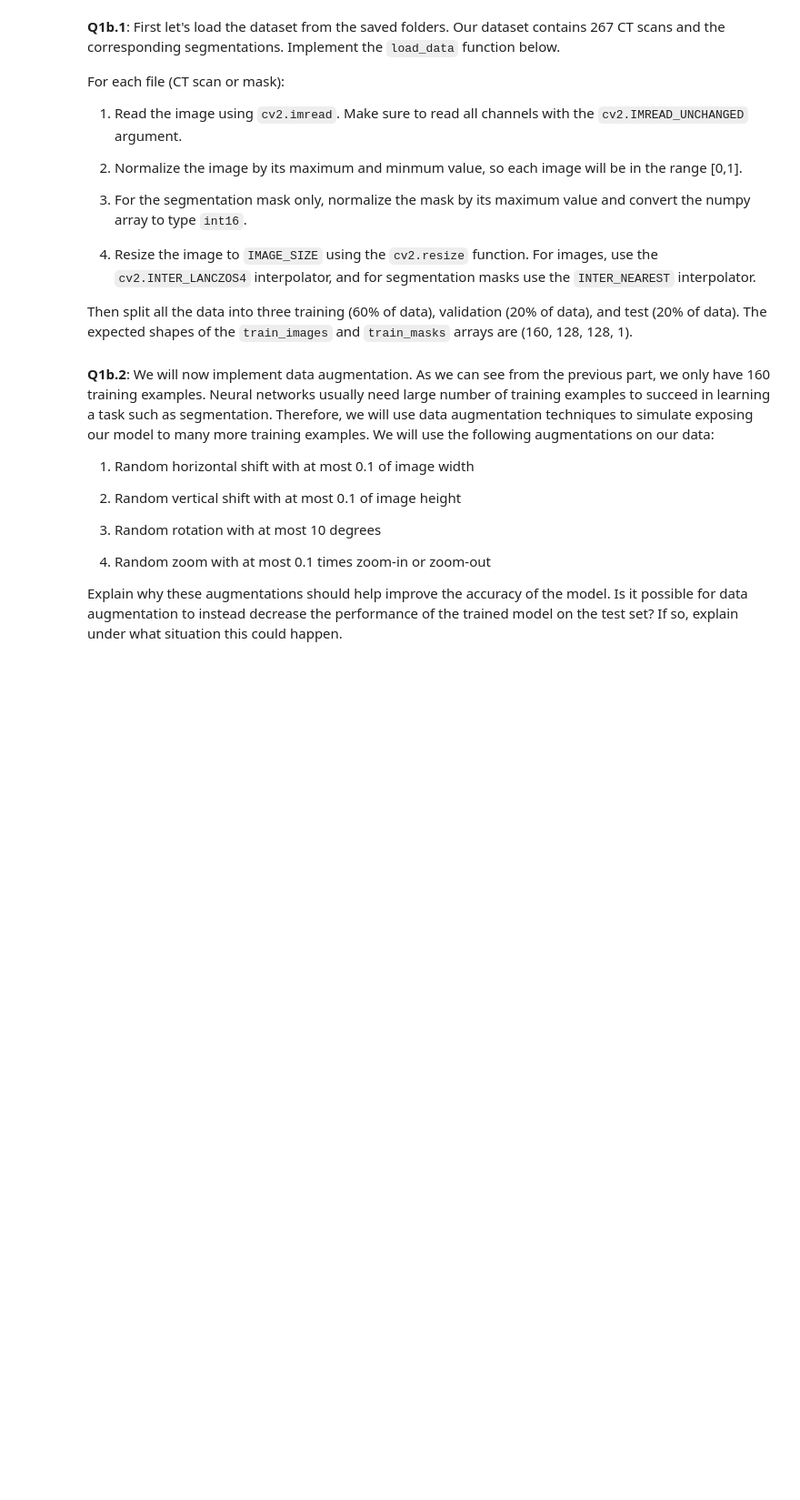
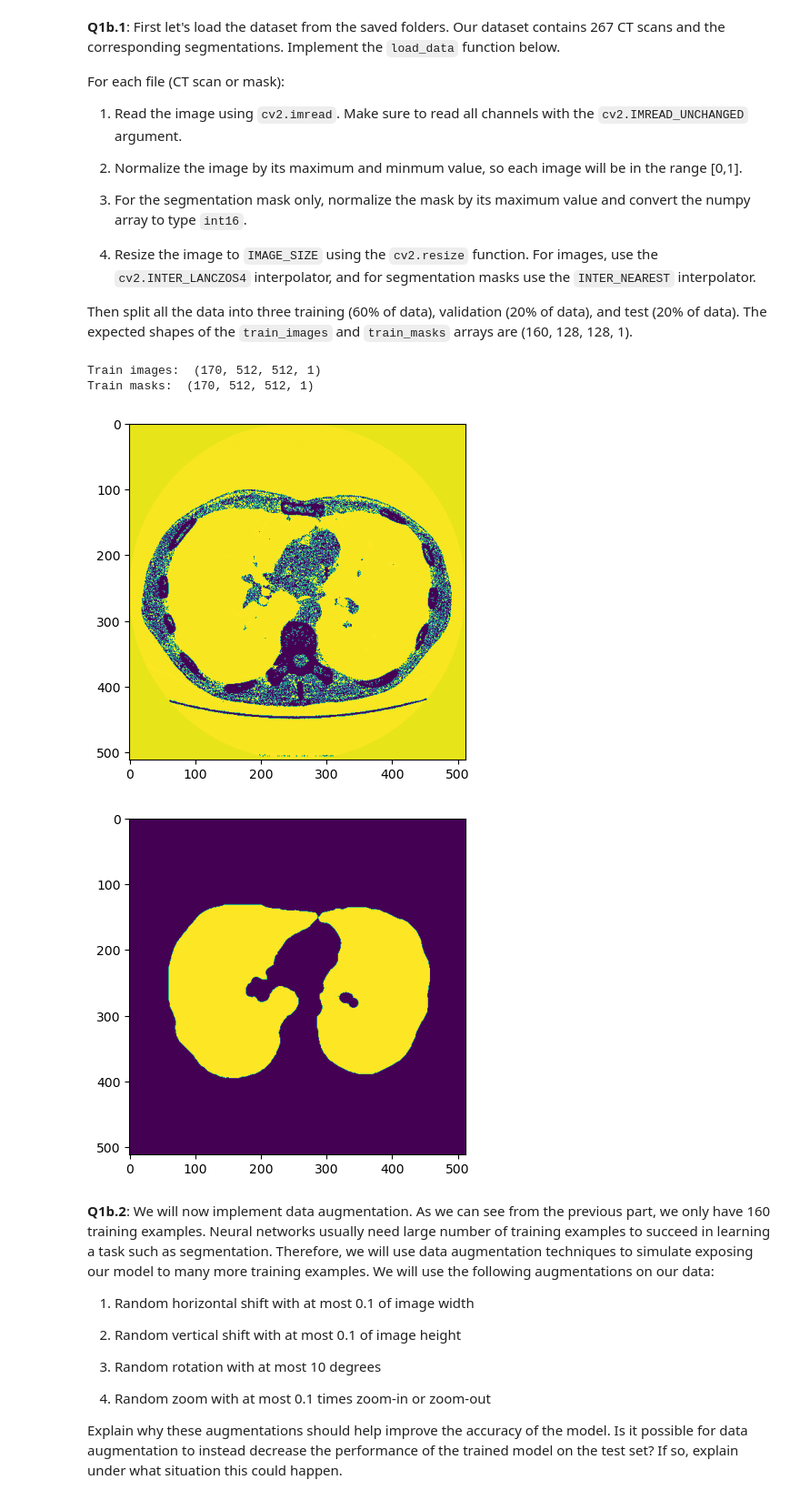
Before and after one commit to SeHwanYoo/vision_lab, a Jupyter notebook: assignment_2nd/2d_lung_segmentation_Deeplabv1.ipynb, the cells around one changed output. Shown at 91% size. Drawn from its saved outputs; the diff is of its cells as text; code cells hidden in the pictures; blank space fills up the shorter version.

```diff
--- a/assignment_2nd/2d_lung_segmentation_Deeplabv1.ipynb
+++ b/assignment_2nd/2d_lung_segmentation_Deeplabv1.ipynb
@@ -32,9 +36,9 @@ This should take a couple of minutes. Fill IMAGE_DIR and MASK_DIR with the outpu
 # %%
 # FILL IN CODE HERE #
 
-IMAGE_DIR = '' # replace with your path
-MASK_DIR = '' # replace with your path
-PROJECT_DIR = ''
+IMAGE_DIR = '/Users/sehwanyoo/Desktop/datasets/archive/2d_images' # replace with your path
+MASK_DIR = '/Users/sehwanyoo/Desktop/datasets/archive/2d_masks' # replace with your path
+PROJECT_DIR = '/Users/sehwanyoo/Desktop/workspace/vision_lab/assignment_2nd'
 
 # FILL IN CODE HERE #
 # %% [markdown]
@@ -75,6 +79,11 @@ def load_data(IMAGE_DIR, MASK_DIR):
         mask_path = os.path.join(MASK_DIR, file)
 
         # FILL IN CODE HERE #
+        image = cv2.imread(image_path, cv2.IMREAD_GRAYSCALE)
+        mask = cv2.imread(mask_path, cv2.IMREAD_GRAYSCALE)
+
+        images.append(image)
+        masks.append(mask)
 
         # FILL IN CODE HERE #
 
@@ -82,7 +91,13 @@ def load_data(IMAGE_DIR, MASK_DIR):
     all_masks = np.stack(masks)[:,:,:,np.newaxis]
 
     # FILL IN CODE HERE #
+    train_images, test_images, train_masks, test_masks = train_test_split(
+        all_images, all_masks, test_size=TRAIN_VAL_TEST_SPLIT[2], random_state=SEED
+    )
 
+    train_images, val_images, train_masks, val_masks = train_test_split(
+        train_images, train_masks, test_size=TRAIN_VAL_TEST_SPLIT[1], random_state=SEED
+    )
     # FILL IN CODE HERE #
 
     return train_images, train_masks, val_images, val_masks, test_images, test_masks
@@ -90,6 +105,18 @@ def load_data(IMAGE_DIR, MASK_DIR):
 train_images, train_masks, val_images, val_masks, test_images, test_masks = load_data(IMAGE_DIR, MASK_DIR)
 print('Train images: ', train_images.shape)
 print('Train masks: ', train_masks.shape)
+# %% [output]
+Train images:  (170, 512, 512, 1)
+Train masks:  (170, 512, 512, 1)
+# %%
+plt.imshow(train_images[0])
+plt.show()
+
+plt.imshow(train_masks[0])
+plt.show()
+# %% [output]
+[figure, added]
+[figure, added]
 # %% [markdown]
 **Q1b.2**: We will now implement data augmentation. As we can see from the previous part, we only have 160 training examples. Neural networks usually need large number of training examples to succeed in learning a task such as segmentation. Therefore, we will use data augmentation techniques to simulate exposing our model to many more training examples. We will use the following augmentations on our data:
 
```
Also changed, not shown: parts of 6 cells of this notebook, 1 other file.
